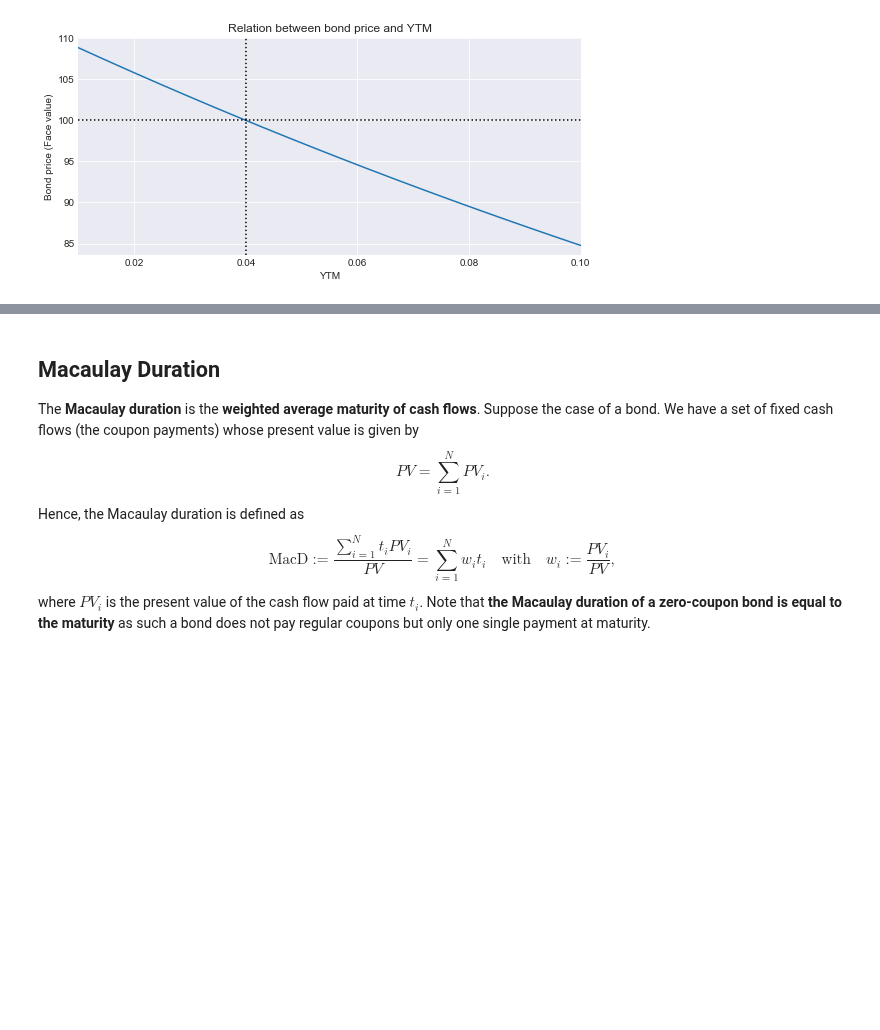
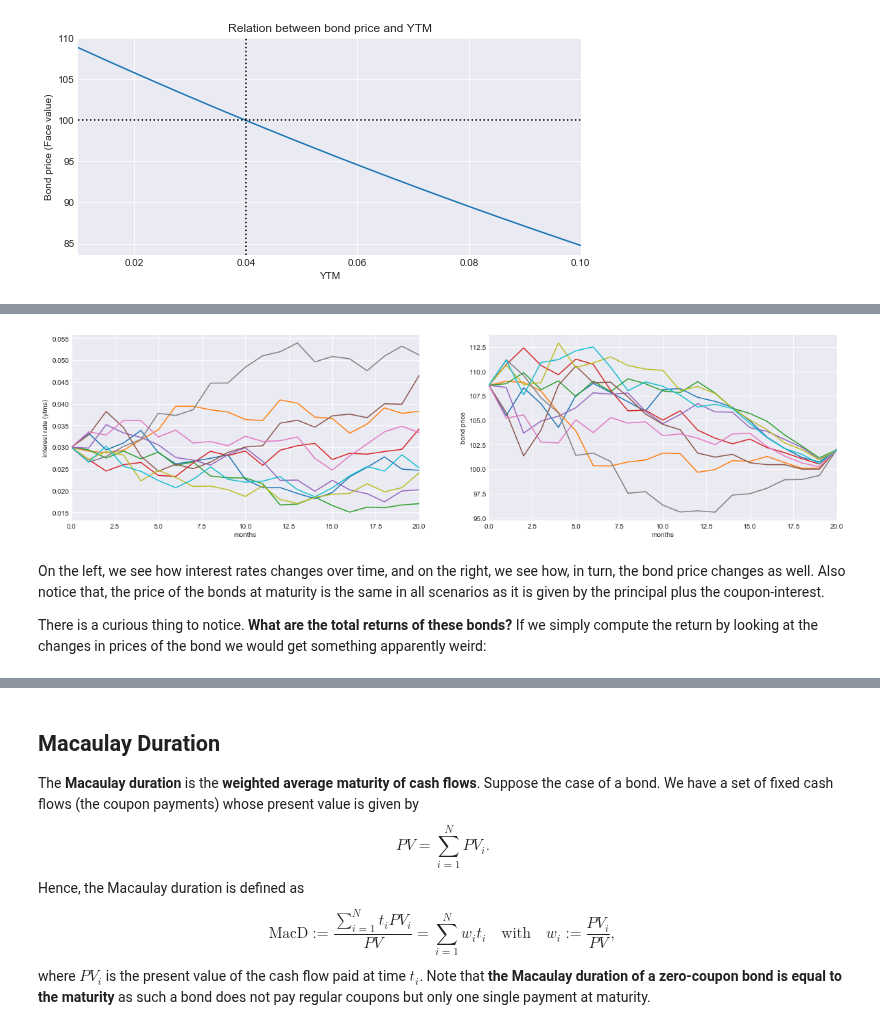
Before and after one commit to z4ir3/finance-courses, a Jupyter notebook: week-4.ipynb, the cells around one changed output, grey strips where cells are left out. Cells and saved outputs as stored; diff of their text form; code cells hidden in the pictures; blank space fills up the shorter version.

Commit message:
included part about variable bond prices

```diff
--- a/week-4.ipynb
+++ b/week-4.ipynb
@@ -761,0 +688,8 @@ plt.show()
+# %%
+n_years          = 10
+n_scenarios      = 10
+b                = 0.03
+periods_per_year = 2
+
+rates, _ = erk.simulate_cir(n_years=n_years, n_scenarios=n_scenarios, a=0.02, b=b, sigma=0.02, periods_per_year=periods_per_year)
+rates.tail()
@@ -761,0 +703,26 @@ plt.show()
+# %%
+# bond features
+principal        = 100
+maturity         = n_years
+coupon_rate      = 0.04
+coupons_per_year = periods_per_year
+
+bond_prices = erk.bond_price_2(principal=principal, maturity=maturity, coupon_rate=coupon_rate,
+                               coupons_per_year=coupons_per_year, ytm=rates)
+# %%
+fig, ax = plt.subplots(1,2,figsize=(20,5))
+rates.plot(ax=ax[0], grid=True, legend=False)
+bond_prices.plot(ax=ax[1], grid=True, legend=False)
+ax[0].set_xlabel("months")
+ax[0].set_ylabel("interest rate (ytms)")
+ax[1].set_xlabel("months")
+ax[1].set_ylabel("bond price")
+plt.show()
+# %% [output]
+[figure, added]
+# %% [markdown]
+On the left, we see how interest rates changes over time, and on the right, we see how, in turn, the bond price changes as well.
+Also notice that, the price of the bonds at maturity is the same in all scenarios as it is given by the principal plus the coupon-interest.
+
+There is a curious thing to notice. **What are the total returns of these bonds?**
+If we simply compute the return by looking at the changes in prices of the bond we would get something apparently weird:
```
Also changed, not shown: parts of 52 cells of this notebook.
